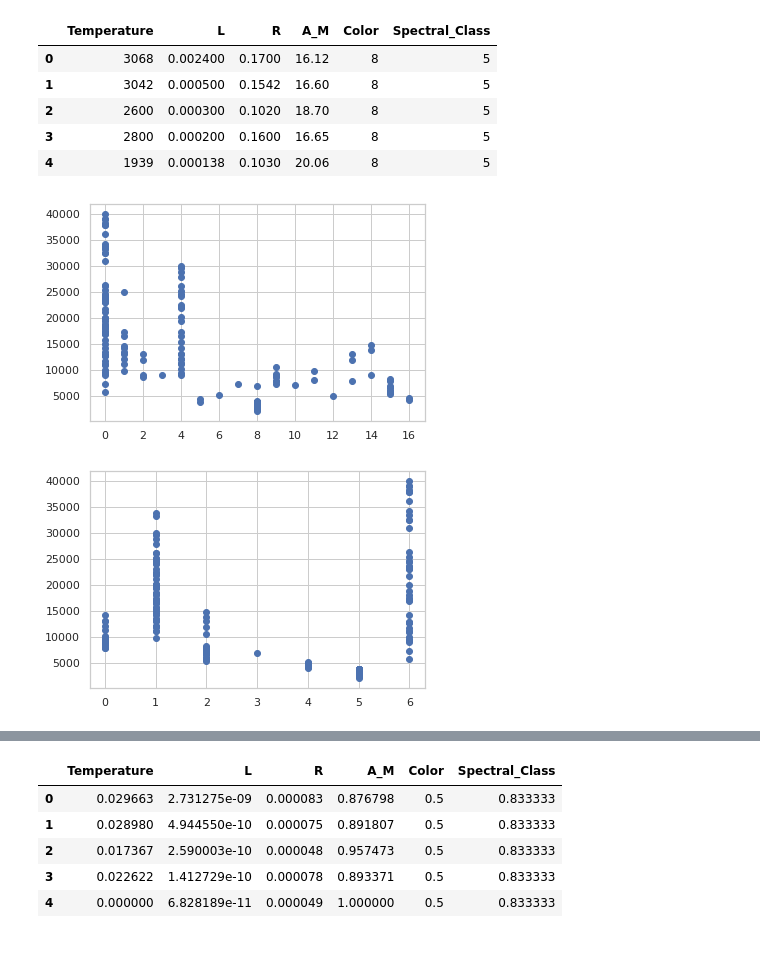
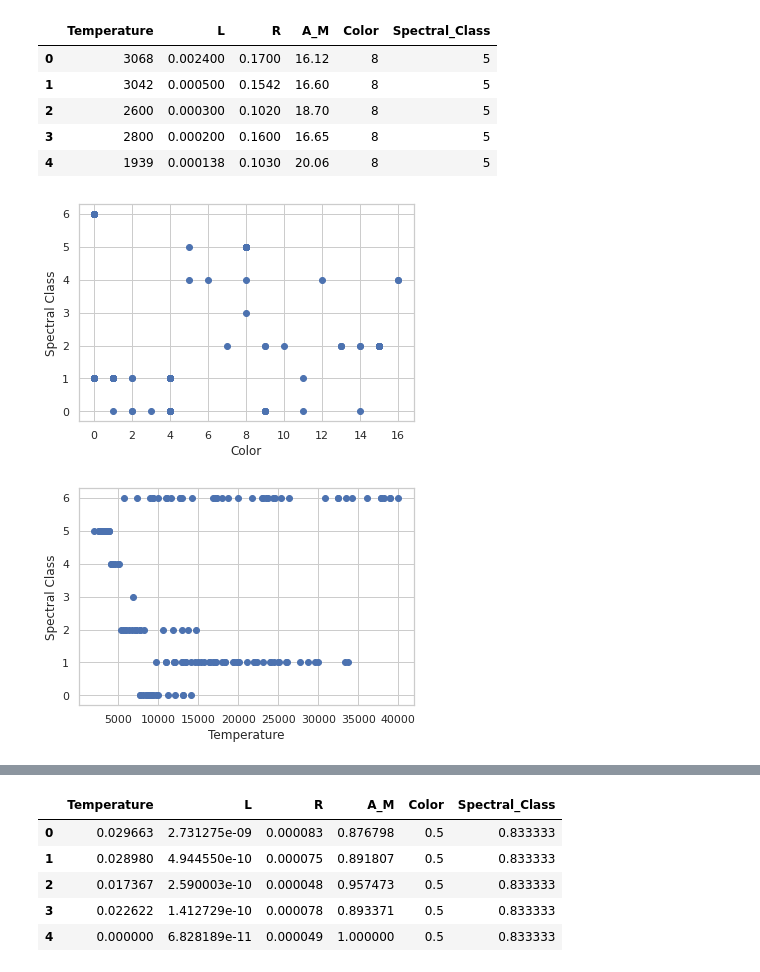
Before and after one commit to mohmaed7777/K-means-for-clustering-the-Stars-Typs, a Jupyter notebook: Clustering_Stars_Types.ipynb, the cells around one changed output, grey strips where cells are left out. Drawn from its saved outputs; the diff is of its cells as text; code cells hidden in the pictures.

```diff
--- a/Clustering_Stars_Types.ipynb
+++ b/Clustering_Stars_Types.ipynb
@@ -206,13 +216,17 @@ data.head()
 | 4 | 1939 | 0.000138 | 0.1030 | 20.06 | 8 | 5 |
 # %%
 # Before Clustering :
-plt.scatter(data['Color'], data['Temperature'])
+plt.scatter(data['Color'], data['Spectral_Class'])
+plt.xlabel('Color')
+plt.ylabel('Spectral Class')
 plt.show()
 # %% [output]
-[figure, old version]
+[figure, new version]
 # %%
 # Before Clustering :
-plt.scatter(data['Spectral_Class'], data['Temperature'])
+plt.scatter(data['Temperature'], data['Spectral_Class'])
+plt.xlabel('Temperature')
+plt.ylabel('Spectral Class')
 plt.show()
 # %% [output]
-[figure, old version]
+[figure, new version]
```
Also changed, not shown: parts of 5 cells of this notebook.
